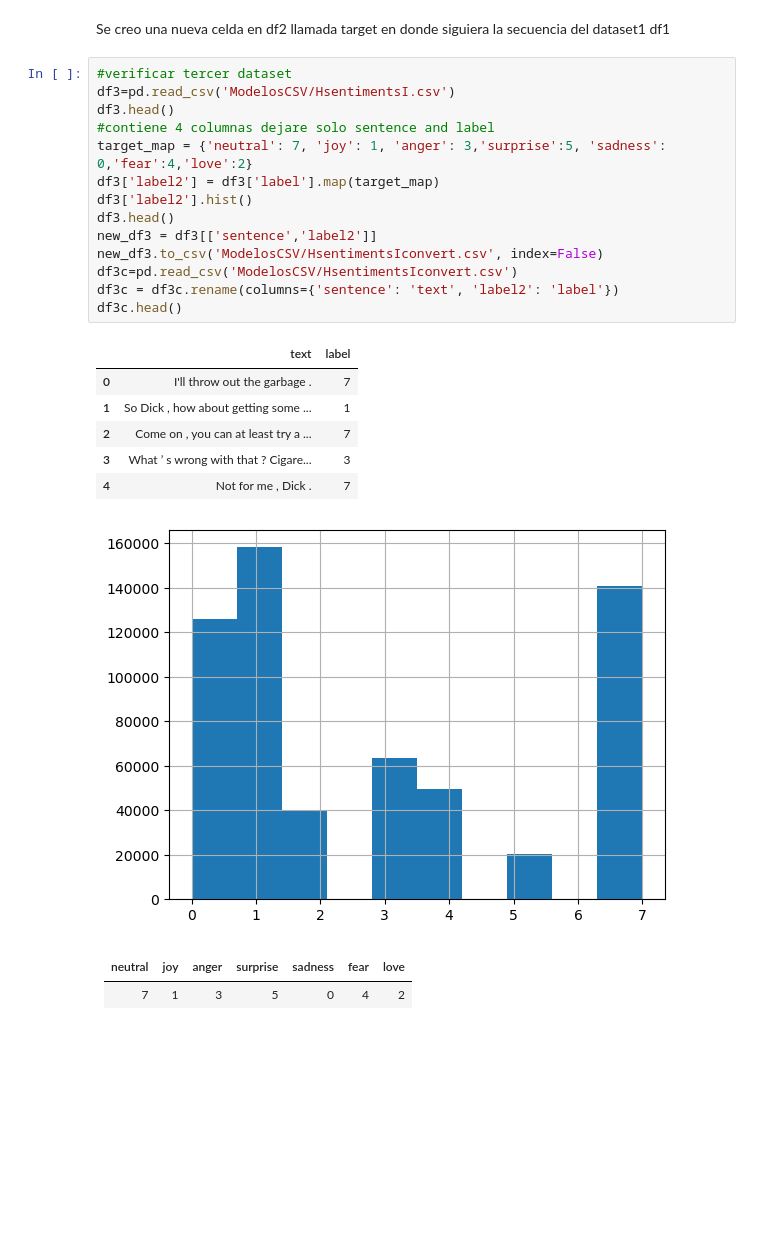
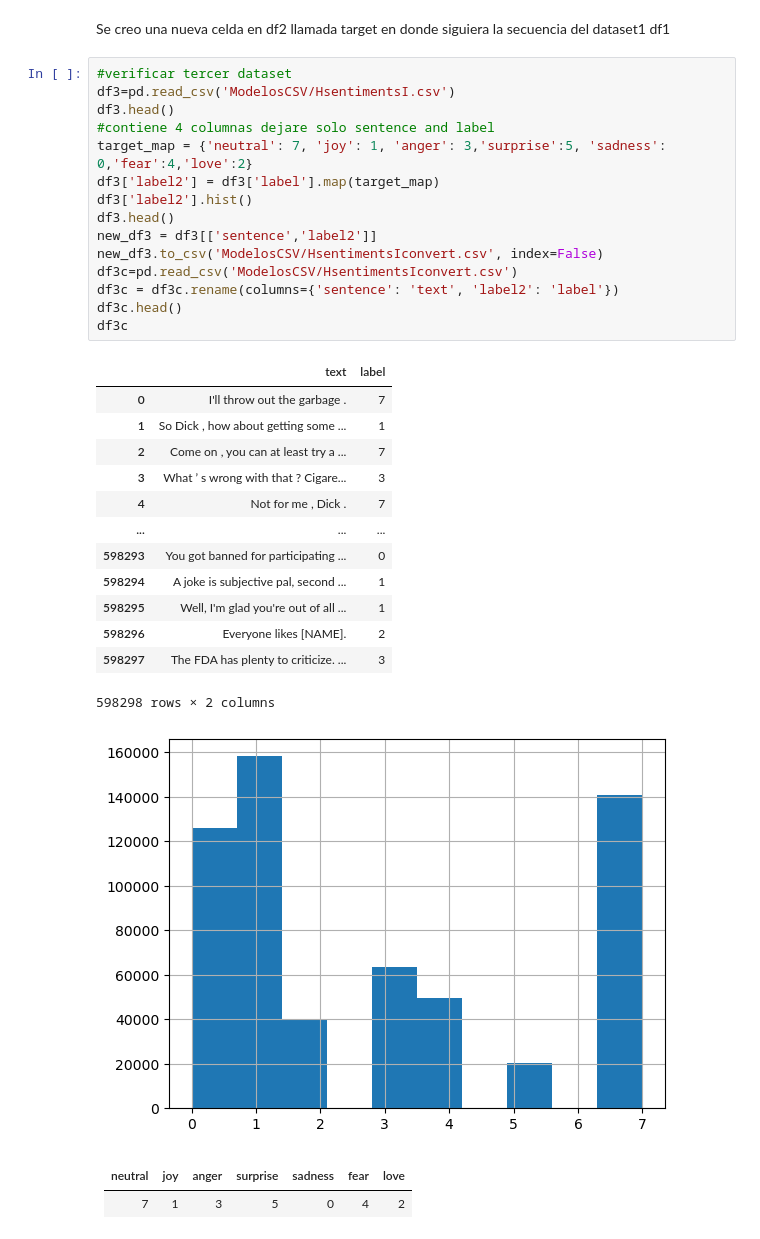
Before and after one commit to Home-group-2-AI-Project/Ai_Project, a Jupyter notebook: AITraining/Unify_dataset.ipynb, the cells around one changed output. Cells and saved outputs as stored; diff of their text form; blank space fills up the shorter version.

```diff
--- a/AITraining/Unify_dataset.ipynb
+++ b/AITraining/Unify_dataset.ipynb
@@ -74,24 +74,32 @@ Se creo una nueva celda en df2 llamada target en donde siguiera la secuencia del
 # %%
 #verificar tercer dataset
 df3=pd.read_csv('ModelosCSV/HsentimentsI.csv')
 df3.head()
 #contiene 4 columnas dejare solo sentence and label
 target_map = {'neutral': 7, 'joy': 1, 'anger': 3,'surprise':5, 'sadness': 0,'fear':4,'love':2}
 df3['label2'] = df3['label'].map(target_map)
 df3['label2'].hist()
 df3.head()
 new_df3 = df3[['sentence','label2']]
 new_df3.to_csv('ModelosCSV/HsentimentsIconvert.csv', index=False)
 df3c=pd.read_csv('ModelosCSV/HsentimentsIconvert.csv')
 df3c = df3c.rename(columns={'sentence': 'text', 'label2': 'label'})
 df3c.head()
+df3c
 # %% [output]
 |  | text | label |
 | 0 | I'll throw out the garbage . | 7 |
 | 1 | So Dick , how about getting some ... | 1 |
 | 2 | Come on , you can at least try a ... | 7 |
 | 3 | What ’ s wrong with that ? Cigare... | 3 |
 | 4 | Not for me , Dick . | 7 |
+| ... | ... | ... |
+| 598293 | You got banned for participating ... | 0 |
+| 598294 | A joke is subjective pal, second ... | 1 |
+| 598295 | Well, I'm glad you're out of all ... | 1 |
+| 598296 | Everyone likes [NAME]. | 2 |
+| 598297 | The FDA has plenty to criticize. ... | 3 |
+598298 rows × 2 columns
 [figure]
 # %% [markdown]
 | neutral | joy | anger | surprise | sadness | fear | love |
```
Also changed, not shown: parts of 3 cells of this notebook, 3 other files.
